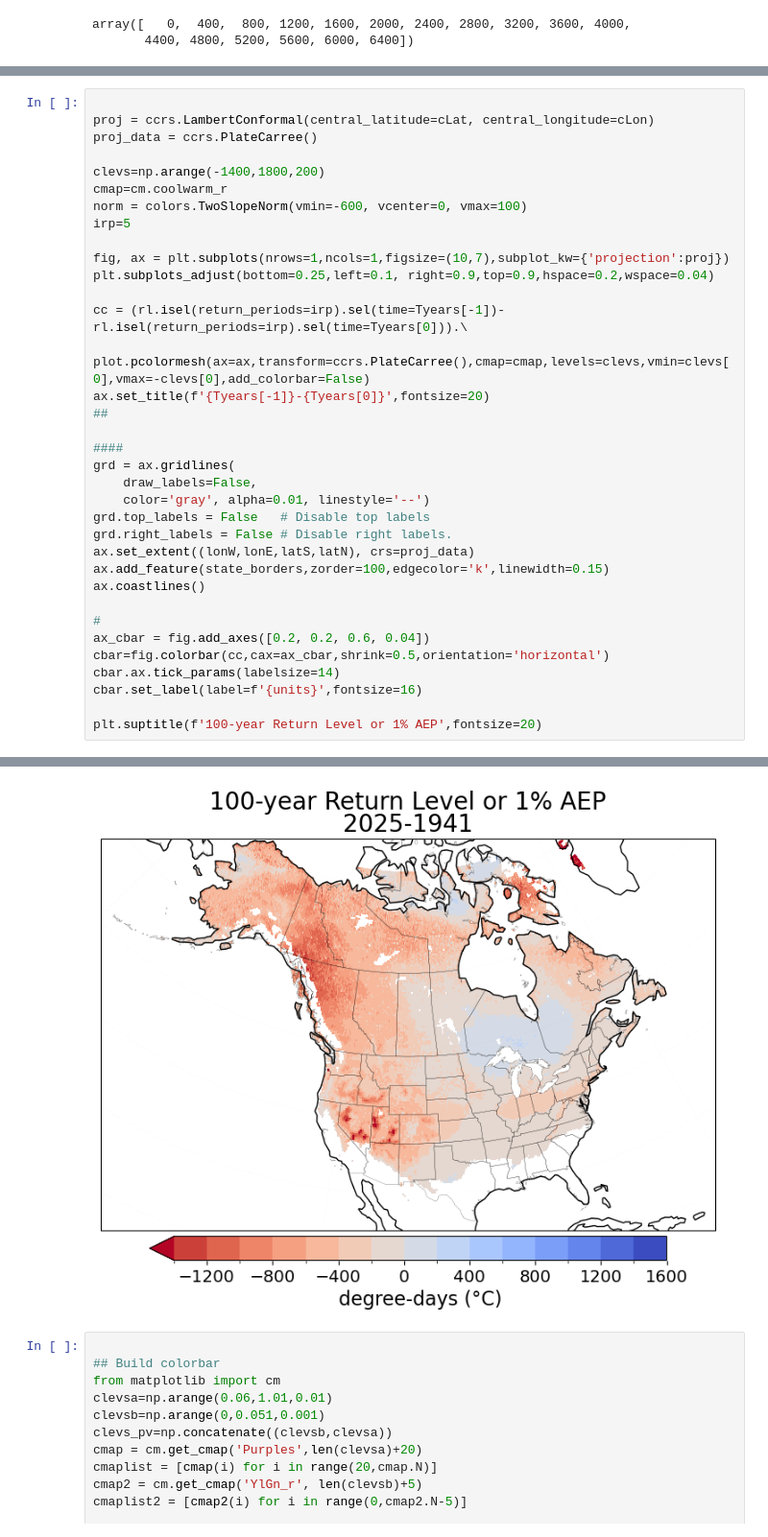
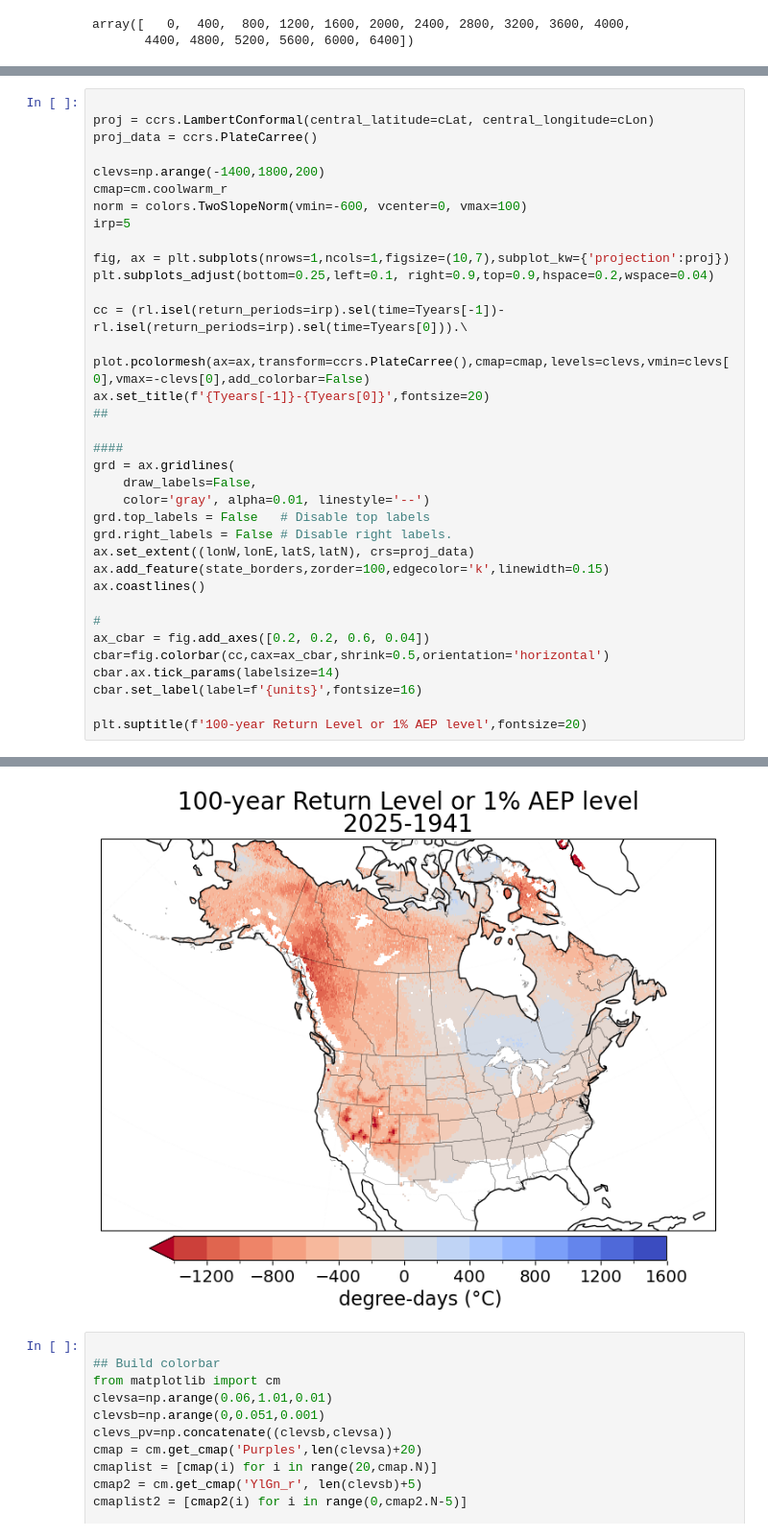
Before and after one commit to GaelleHervieux/AFI_updated_2602, a Jupyter notebook: plot_AFI_NorthAmerica_glostLocSca_extRemes_1941-2025.ipynb, the cells around one changed output, grey strips where cells are left out. Shown at 96% size. Drawn from its saved outputs; the diff is of its cells as text.

```diff
--- a/plot_AFI_NorthAmerica_glostLocSca_extRemes_1941-2025.ipynb
+++ b/plot_AFI_NorthAmerica_glostLocSca_extRemes_1941-2025.ipynb
@@ -342,5 +342,5 @@ cbar=fig.colorbar(cc,cax=ax_cbar,shrink=0.5,orientation='horizontal')
 cbar.ax.tick_params(labelsize=14)
 cbar.set_label(label=f'{units}',fontsize=16)
 
-plt.suptitle(f'100-year Return Level or 1% AEP',fontsize=20)
+plt.suptitle(f'100-year Return Level or 1% AEP level',fontsize=20)
 # %% [output]
@@ -348,4 +348,4 @@ Text(0.5, 0.98, '100-year Return Level or 1% AEP')
-[figure, old version]
+[figure, new version]
 # %%
 
 ## Build colorbar
```
Also changed, not shown: parts of 6 cells of this notebook.
